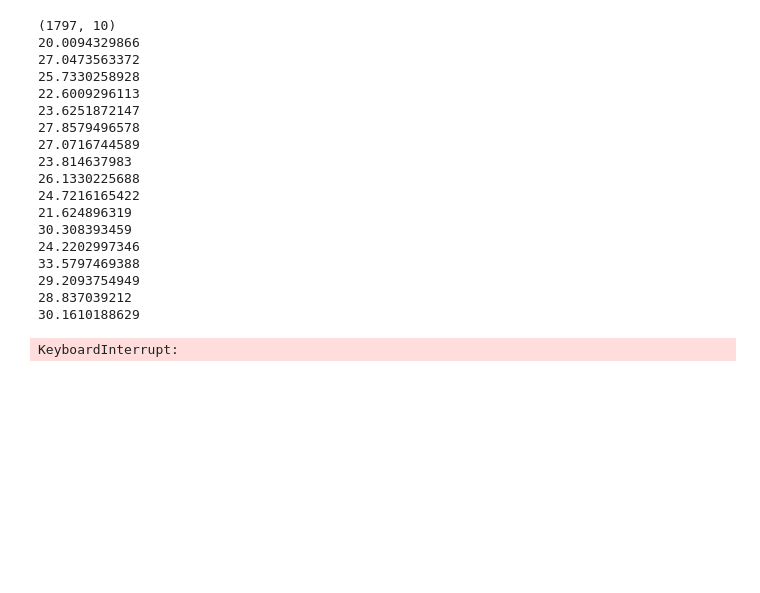
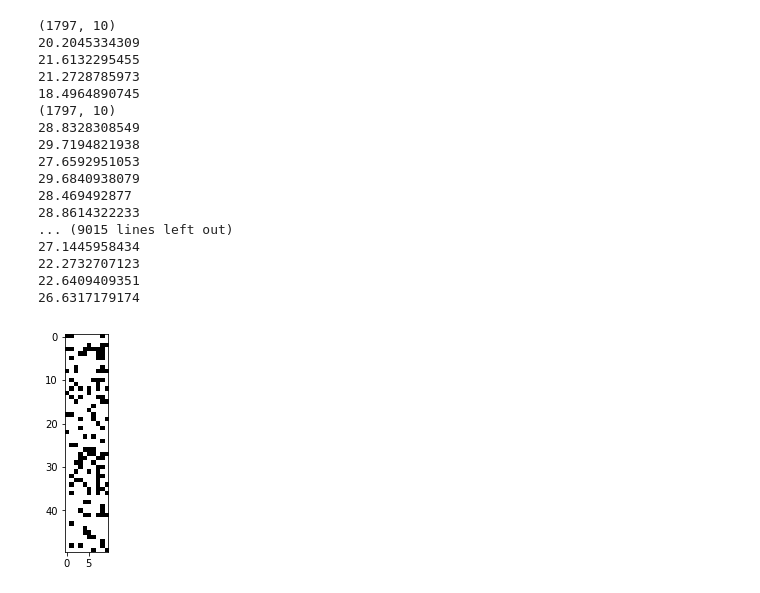
Before and after one commit to EmptyCrown/cs282final, a Jupyter notebook: version2.ipynb, the cells around one changed output. Drawn from its saved outputs; the diff is of its cells as text; code cells hidden in the pictures; blank space fills up the shorter version.

```diff
--- a/version2.ipynb
+++ b/version2.ipynb
@@ -13,6 +11,12 @@ ModuleNotFoundError: No module named 'sklearn'
 alpha = 6
 sigma = 5
 sigma_a = 5
+# %%
+%matplotlib inline
+import matplotlib.pyplot as plt
+
+def visualize(Z):
+    plt.imshow(Z, cmap='Greys',  interpolation='none')
 # %%
 def log_X_given_Z(X, Z):
     N = Z.shape[0]
@@ -222,45 +285,53 @@ def wasserstein(p_, q_, cost_matrix = dist_matrix, epsilon = 0.05 * np.median(di
     d = uXIv.sum()
     return d, transportmatrix, u, v
 # %%
+vis_Z = []
 def ABC_Gibbs(X, Z, epsilon = 100):
+    global vis_Z
     # right now we use the collapsed Gibbs sampler
     N = Z.shape[0]
     K = Z.shape[1]
     D = X.shape[1]
     Z_new = Z.copy()
-    for i in range(N):
-        while True:
-            Z_sample, _, _ = sample_row(X, Z_new, i)
-            Z_row = Z_sample[i]
-            sample = generate_sample(Z_row, D)
-            wasserstein_dist, _, _, _ = wasserstein(sample, X[i])
-            print(wasserstein_dist)
-            if wasserstein_dist < epsilon:
-                Z_new = Z_sample
-                break
+    for it in range(10):
+        for i in range(N):
+            for j in range(K):
+                Z_sample = Z_new.copy()
+                Z_sample[i][j] = (Z_sample[i][j] + 1) % 2
+                Z_row = Z_sample[i]
+                sample = generate_sample(Z_row, D)
+                wasserstein_dist, _, _, _ = wasserstein(sample, X[i])
+                print(wasserstein_dist)
+                if wasserstein_dist < epsilon:
+                    Z_new = Z_sample
+                    print(Z_new.shape)
+                    vis_Z = Z_new.copy()
+                    break
 # %%
 data_count = digits.shape[0]
 feature_count = 10
 Z = np.random.binomial(1, 0.25, [data_count, feature_count])
 print(Z.shape)
-ABC_Gibbs(digits, Z)
+ABC_Gibbs(digits, Z, 20)
 # %% [output]
 (1797, 10)
-20.0094329866
-27.0473563372
-25.7330258928
-22.6009296113
-23.6251872147
-27.8579496578
-27.0716744589
-23.814637983
-26.1330225688
-24.7216165422
-21.624896319
-30.308393459
-24.2202997346
-33.5797469388
-29.2093754949
-28.837039212
-30.1610188629
+20.2045334309
+21.6132295455
+21.2728785973
+18.4964890745
+(1797, 10)
+28.8328308549
+29.7194821938
+27.6592951053
+29.6840938079
+28.469492877
+28.8614322233
+... (9015 lines left out)
+27.1445958434
+22.2732707123
+22.6409409351
+26.6317179174
-KeyboardInterrupt:
+# %%
+visualize(vis_Z[:50])
+# %% [output]
+[figure, added]
```
Also changed, not shown: parts of 3 cells of this notebook.
